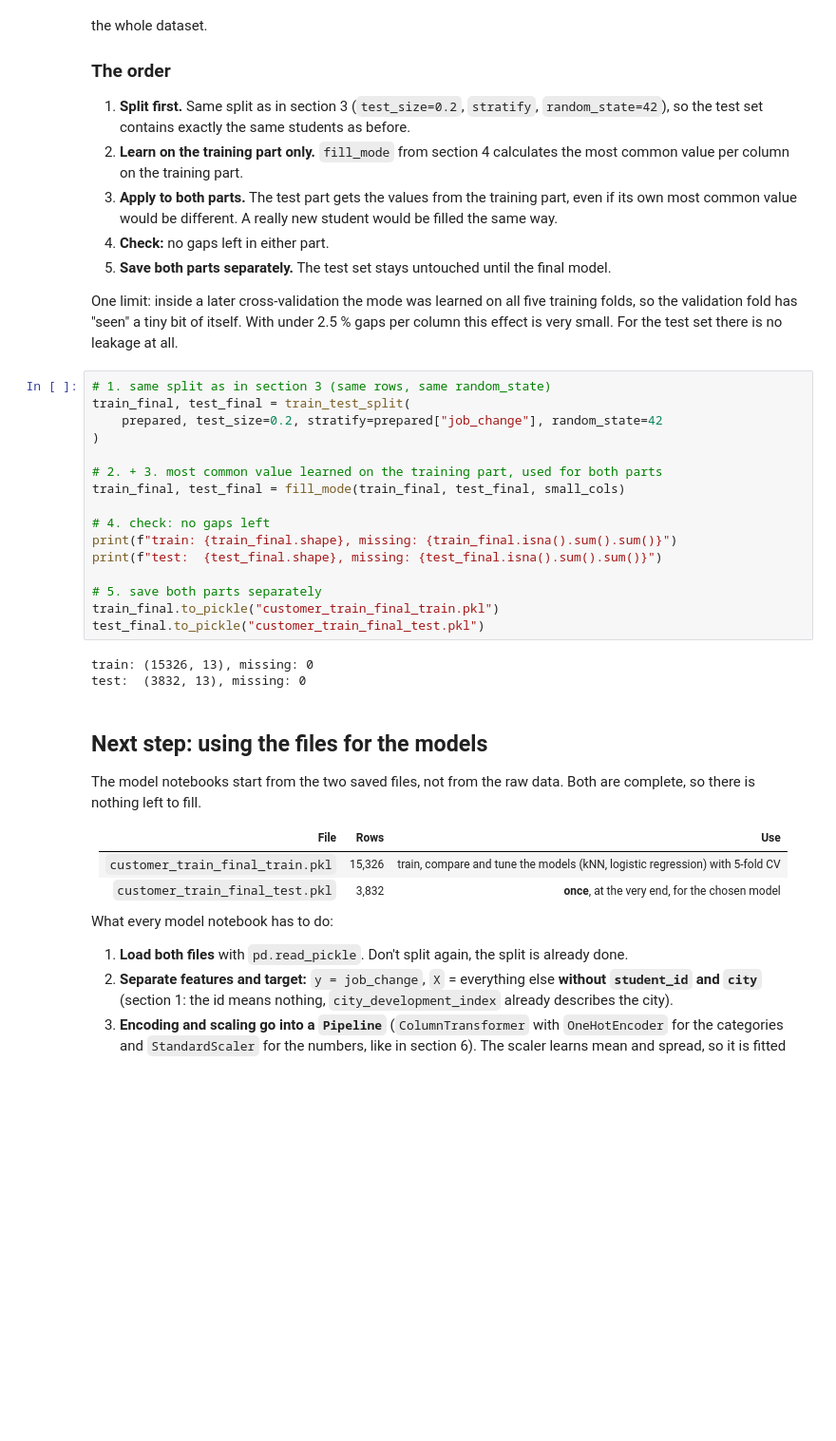
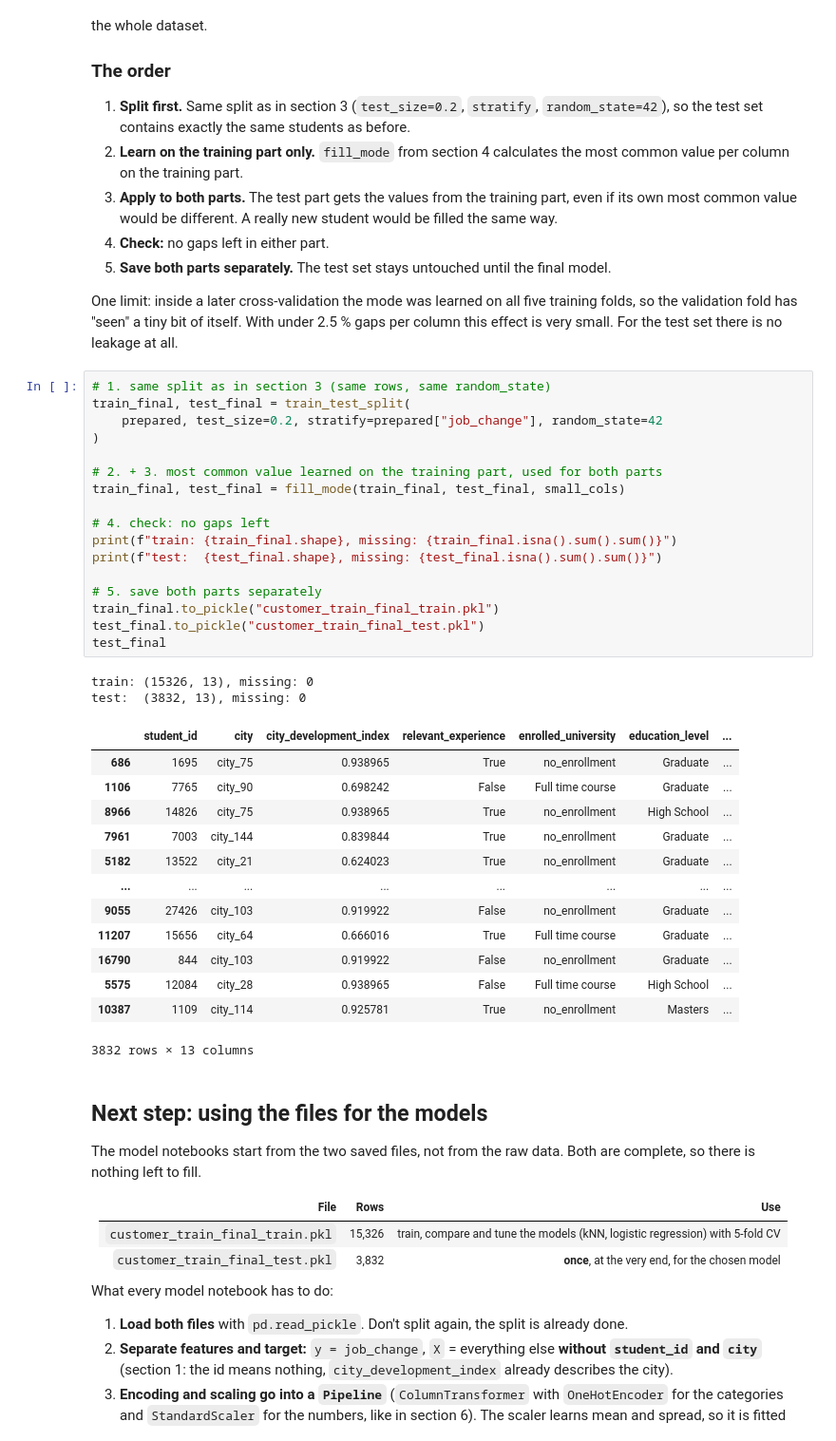
Before and after one commit to Lyxxrn/Data-Science, a Jupyter notebook: week 3/missing_values_imputation.ipynb, the cells around one changed output. Shown at 95% size. Cells and saved outputs as stored; diff of their text form; blank space fills up the shorter version.

```diff
--- a/week 3/missing_values_imputation.ipynb
+++ b/week 3/missing_values_imputation.ipynb
@@ -477,22 +477,36 @@ One limit: inside a later cross-validation the mode was learned on all five trai
 # %%
 # 1. same split as in section 3 (same rows, same random_state)
 train_final, test_final = train_test_split(
     prepared, test_size=0.2, stratify=prepared["job_change"], random_state=42
 )
 
 # 2. + 3. most common value learned on the training part, used for both parts
 train_final, test_final = fill_mode(train_final, test_final, small_cols)
 
 # 4. check: no gaps left
 print(f"train: {train_final.shape}, missing: {train_final.isna().sum().sum()}")
 print(f"test:  {test_final.shape}, missing: {test_final.isna().sum().sum()}")
 
 # 5. save both parts separately
 train_final.to_pickle("customer_train_final_train.pkl")
 test_final.to_pickle("customer_train_final_test.pkl")
+test_final
 # %% [output]
 train: (15326, 13), missing: 0
 test:  (3832, 13), missing: 0
+|  | student_id | city | city_development_index | relevant_experience | enrolled_university | education_level | ... |
+| 686 | 1695 | city_75 | 0.938965 | True | no_enrollment | Graduate | ... |
+| 1106 | 7765 | city_90 | 0.698242 | False | Full time course | Graduate | ... |
+| 8966 | 14826 | city_75 | 0.938965 | True | no_enrollment | High School | ... |
+| 7961 | 7003 | city_144 | 0.839844 | True | no_enrollment | Graduate | ... |
+| 5182 | 13522 | city_21 | 0.624023 | True | no_enrollment | Graduate | ... |
+| ... | ... | ... | ... | ... | ... | ... | ... |
+| 9055 | 27426 | city_103 | 0.919922 | False | no_enrollment | Graduate | ... |
+| 11207 | 15656 | city_64 | 0.666016 | True | Full time course | Graduate | ... |
+| 16790 | 844 | city_103 | 0.919922 | False | no_enrollment | Graduate | ... |
+| 5575 | 12084 | city_28 | 0.938965 | False | Full time course | High School | ... |
+| 10387 | 1109 | city_114 | 0.925781 | True | no_enrollment | Masters | ... |
+3832 rows × 13 columns
 # %% [markdown]
 ## Next step: using the files for the models
 
```
